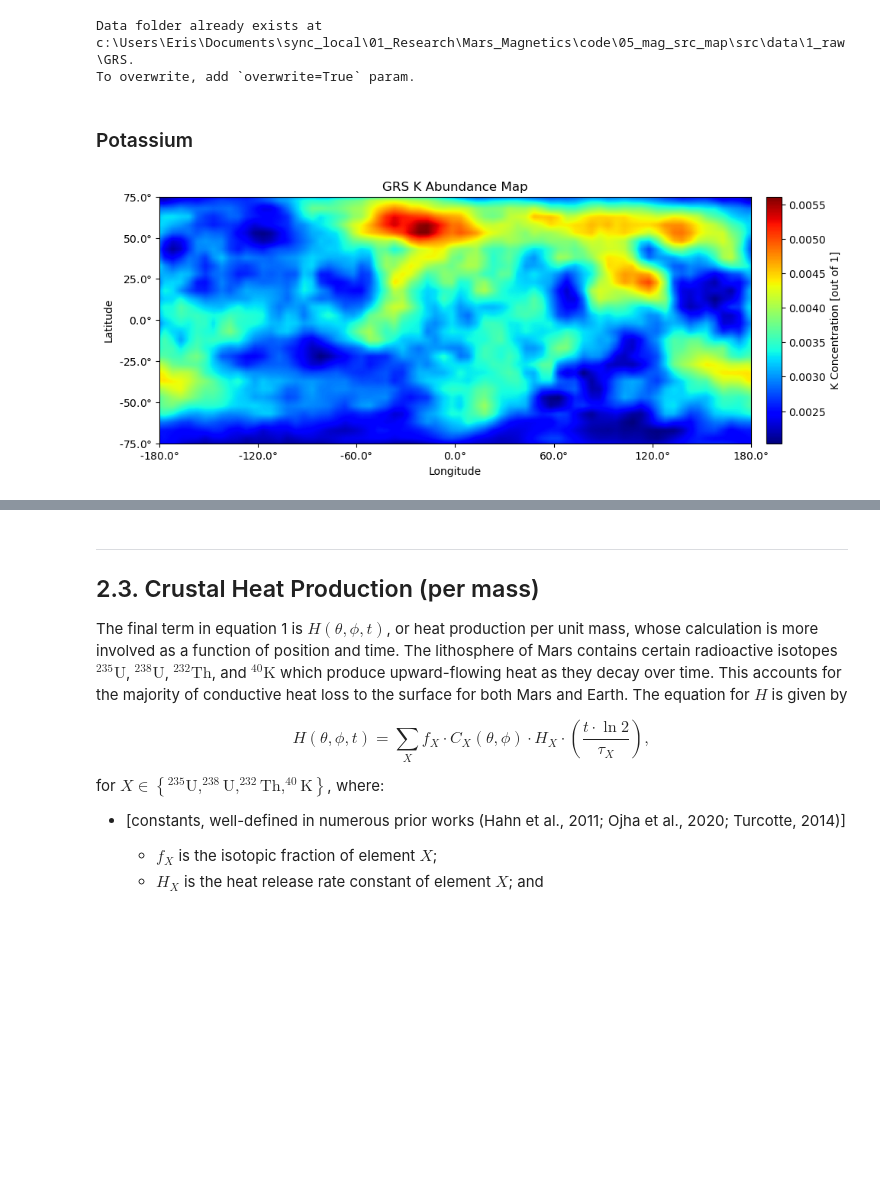
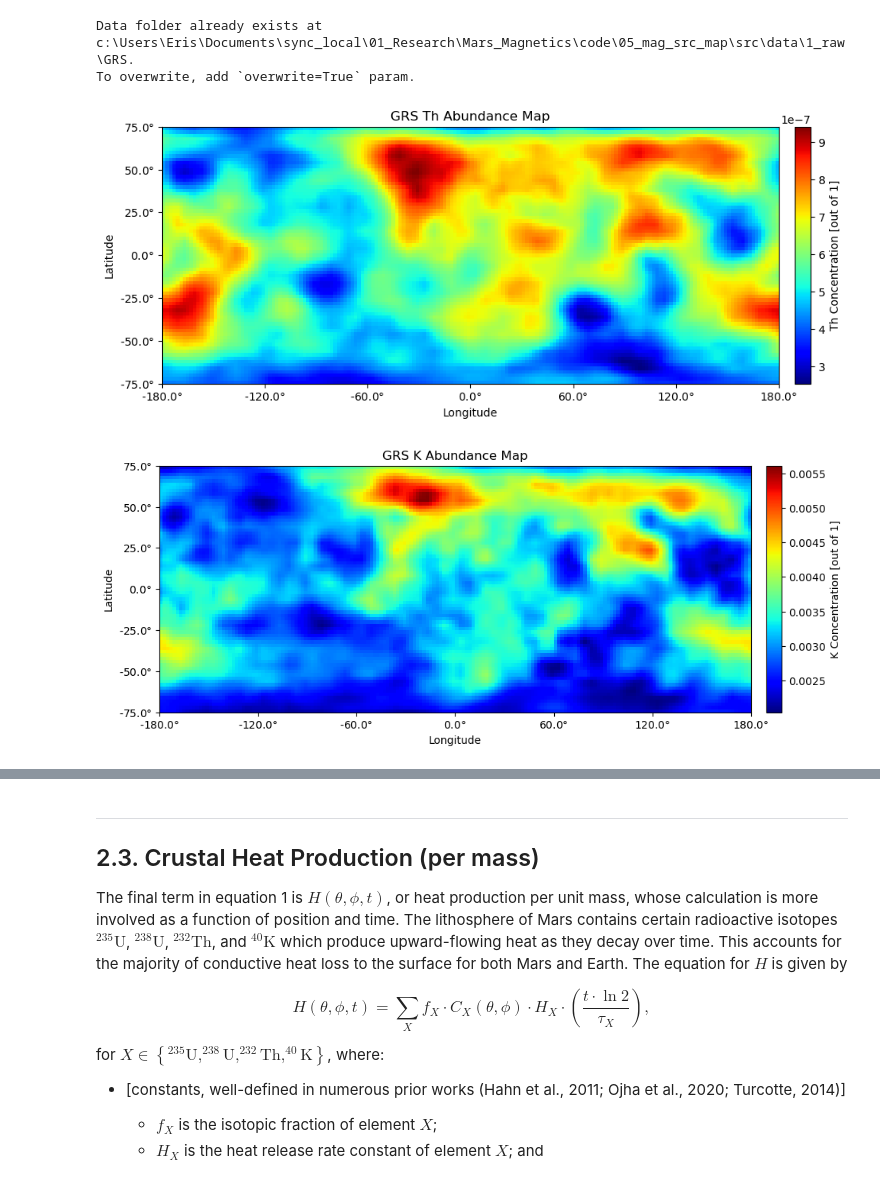
Before and after one commit to Humboldt-Penguin/Mars-Magnetics-Research, a Jupyter notebook: code/05_mag_src_map/src/main/summary.ipynb, the cells around one changed output, grey strips where cells are left out. Cells and saved outputs as stored; diff of their text form; code cells hidden in the pictures; blank space fills up the shorter version.

```diff
--- a/code/05_mag_src_map/src/main/summary.ipynb
+++ b/code/05_mag_src_map/src/main/summary.ipynb
@@ -488,73 +489,9 @@ GRS.loadData()
 Data folder already exists at
 c:\Users\Eris\Documents\sync_local\01_Research\Mars_Magnetics\code\05_mag_src_map\src\data\1_raw\GRS.
 To overwrite, add `overwrite=True` param.
-# %% [markdown]
-### Potassium
-# %%
-'''make data'''
-
-dat = []
-
-lon_left = -180
-lon_right = 180
-lat_bottom = -75
-lat_top = 75
-
-resolution = 1
-
-element = 'k'
-
-for lat in np.arange(lat_bottom, lat_top, resolution):
-    newline = []
-    for lon in np.arange(lon_left, lon_right, resolution):
-
-        '''modify this line to change value being plotted'''
-        val = GRS.getConcentration(lon, lat, element, normalized=False)
-
-
-        newline.append(val)
-    dat.append(newline)
-
-dat = np.asarray(dat)
-dat = np.ma.masked_where((dat == GRS.getNanVal()), dat)
-
-
-'''primary plot'''
-fig = plt.figure(figsize=(10,7))
-ax = plt.axes()
-im = ax.imshow(dat[::-1], cmap='jet', extent=[lon_left, lon_right, lat_bottom, lat_top])
-
-'''titles'''
-ax.set_title(f'GRS {element.capitalize()} Abundance Map')
-ax.set_xlabel('Longitude')
-ax.set_ylabel('Latitude')
-
-'''axis formatter'''
-ax.xaxis.set_major_formatter('{x}$\degree$')
-ax.yaxis.set_major_formatter('{x}$\degree$')
-
-
-'''x ticks'''
-'''Option 1: Set the spacing between x ticks'''
-x_spacing = 60
-ax.set_xticks(np.linspace(lon_left, lon_right, int((lon_right-lon_left)/x_spacing)+1))
-'''Option 2: Set the number of x ticks'''
-# x_ticks = 7
-# ax.set_xticks(np.linspace(lon_left, lon_right, x_ticks))
-
-'''y ticks'''
-'''Option 1: Set the spacing between y ticks'''
-y_spacing = 25
-ax.set_yticks(np.linspace(lat_bottom, lat_top, int((lat_top-lat_bottom)/y_spacing)+1))
-'''Option 2: Set the number of y ticks'''
-# y_ticks = 7
-# ax.set_yticks(np.linspace(lat_bottom, lat_top, y_ticks))
-
-'''color bar'''
-cax = fig.add_axes([ax.get_position().x1+0.02,ax.get_position().y0,0.02,ax.get_position().height])
-cbar = plt.colorbar(im, cax=cax)
-cbar.set_label(f'{element.capitalize()} Concentration [out of 1]', y=0.5)
-
-plt.show()
-# %% [output]
-[figure, removed]
+# %%
+GRS.visualize('th', resolution=2, normalized=False)
+GRS.visualize('k', resolution=2, normalized=False)
+# %% [output]
+[figure, added]
+[figure, added]
```
Also changed, not shown: parts of 16 cells of this notebook, 3 other files.
